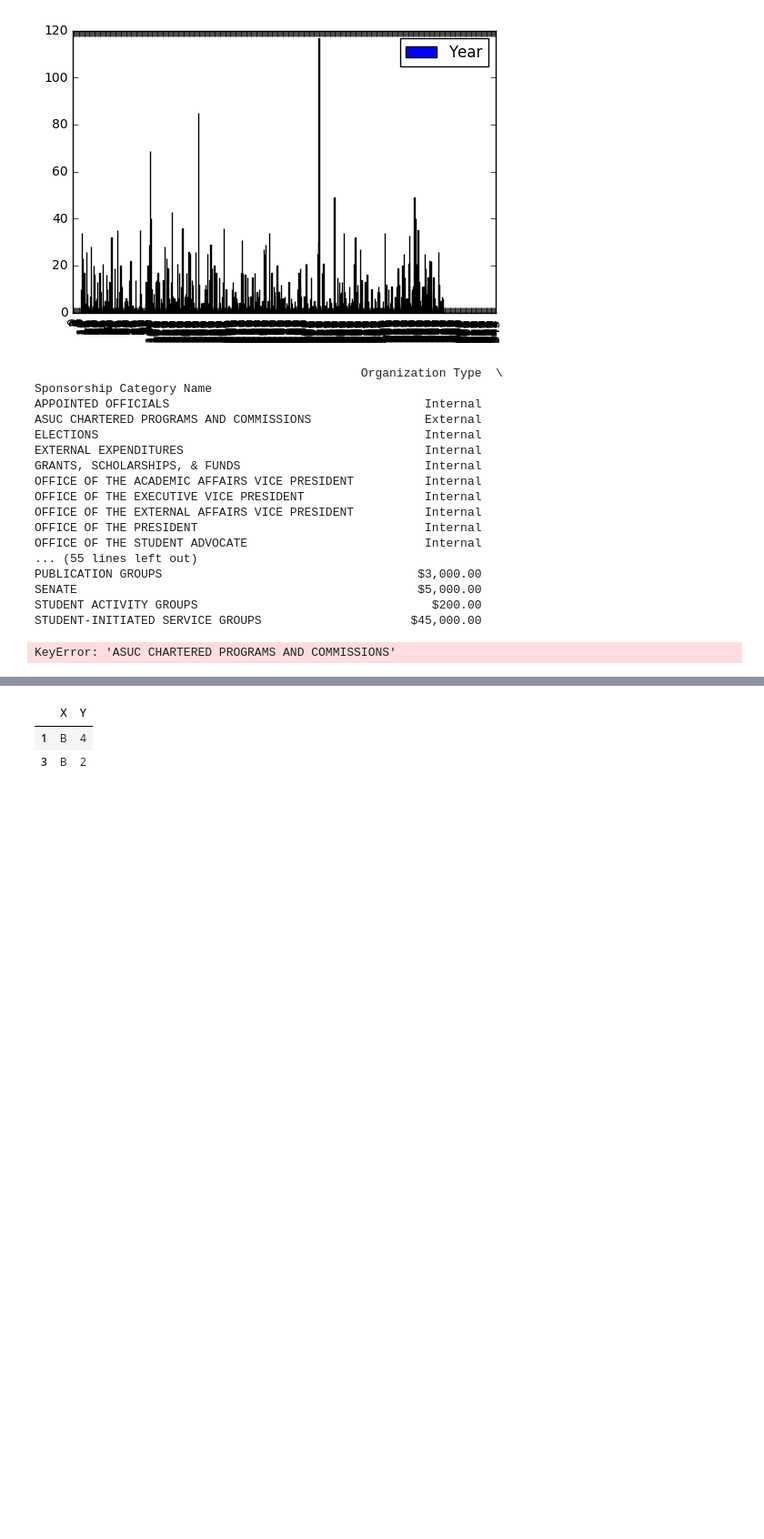
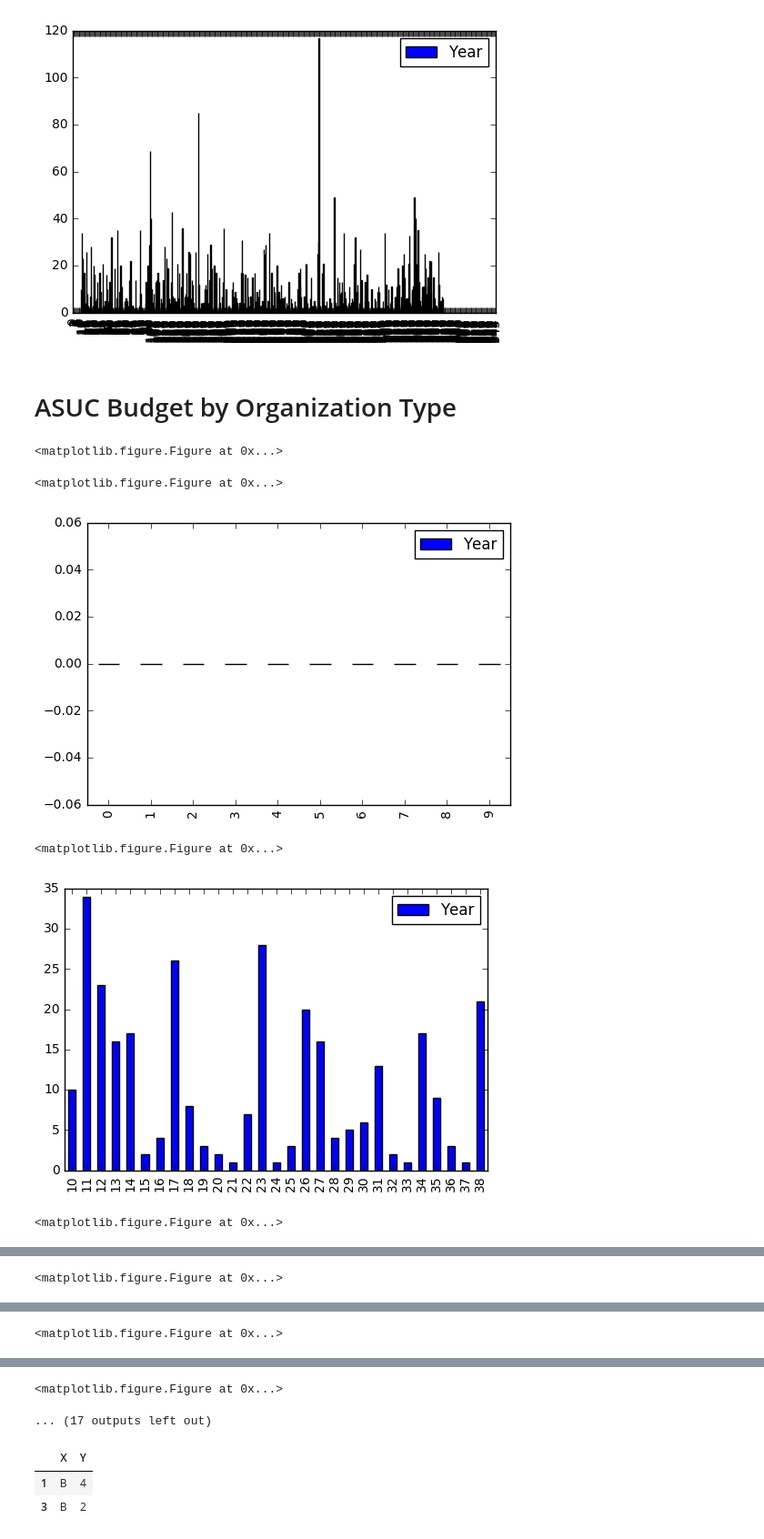
Before and after one commit to dailycal-projects/asuc-budget-club, a Jupyter notebook: asuc.ipynb, the cells around one changed output, grey strips where cells are left out. Shown: that part at 91% size. Saved outputs shown, nothing was run; the diff lists cells and outputs as text; code cells hidden in the pictures; blank space fills up the shorter version.

```diff
--- a/asuc.ipynb
+++ b/asuc.ipynb
@@ -15,53 +15,43 @@ plt.show()
 # %% [output]
 <matplotlib.figure.Figure at 0x...>
 [figure]
+# %% [markdown]
+# ASUC Budget by Organization Type
 # %%
 asuc_groups = [
     'ASUC CHARTERED PROGRAMS AND COMMISSIONS',
     'PUBLICATION GROUPS',
     'STUDENT ACTIVITY GROUPS',
     'STUDENT-INITIATED SERVICE GROUPS',
     'GRANTS, SCHOLARSHIPS, & FUNDS',
     'OFFICE OF THE PRESIDENT',
     'OFFICE OF THE EXECUTIVE VICE PRESIDENT',
     'OFFICE OF THE EXTERNAL AFFAIRS VICE PRESIDENT',
     'OFFICE OF THE STUDENT ADVOCATE',
     'SENATE',
     'APPOINTED OFFICIALS',
     'OPERATIONS',
     'ELECTIONS',
     'EXTERNAL EXPENDITURES'
 ]
 
 # array of DataFrames
 org_type = asuc_budget.groupby(['Sponsorship Category Name'])
-print(org_type.get_group('')
+
 asuc_group_dataframes = []
 for g in asuc_groups:
     #print(g)
     #print([g])
-    asuc_group_dataframes.append(asuc_budget.groupby([g]))
+    asuc_group_dataframes.append(org_type.get_group(g))
 
-for g_frame in asuc_groups:
+for g_frame in asuc_group_dataframes:
     plt.figure()
-    g_frame.plot.bar()
+    g_frame[.plot.bar()
     plt.show()
 # %% [output]
-                                              Organization Type  \
-Sponsorship Category Name
-APPOINTED OFFICIALS                                    Internal
-ASUC CHARTERED PROGRAMS AND COMMISSIONS                External
-ELECTIONS                                              Internal
-EXTERNAL EXPENDITURES                                  Internal
-GRANTS, SCHOLARSHIPS, & FUNDS                          Internal
-OFFICE OF THE ACADEMIC AFFAIRS VICE PRESIDENT          Internal
-OFFICE OF THE EXECUTIVE VICE PRESIDENT                 Internal
-OFFICE OF THE EXTERNAL AFFAIRS VICE PRESIDENT          Internal
-OFFICE OF THE PRESIDENT                                Internal
-OFFICE OF THE STUDENT ADVOCATE                         Internal
-... (55 lines left out)
-PUBLICATION GROUPS                                    $3,000.00
-SENATE                                                $5,000.00
-STUDENT ACTIVITY GROUPS                                 $200.00
-STUDENT-INITIATED SERVICE GROUPS                     $45,000.00
+<matplotlib.figure.Figure at 0x...>
-KeyError: 'ASUC CHARTERED PROGRAMS AND COMMISSIONS'
+<matplotlib.figure.Figure at 0x...>
+[figure, added]
+<matplotlib.figure.Figure at 0x...>
+[figure, added]
+<matplotlib.figure.Figure at 0x...>
@@ -67,0 +59 @@ KeyError: 'ASUC CHARTERED PROGRAMS AND COMMISSIONS'
+<matplotlib.figure.Figure at 0x...>
@@ -67,0 +61 @@ KeyError: 'ASUC CHARTERED PROGRAMS AND COMMISSIONS'
+<matplotlib.figure.Figure at 0x...>
@@ -68,3 +63,5 @@ KeyError: 'ASUC CHARTERED PROGRAMS AND COMMISSIONS'
+<matplotlib.figure.Figure at 0x...>
+... (17 outputs left out)
 # %%
 df3 = pd.DataFrame({'X' : ['A', 'B', 'A', 'B'], 'Y' : [1, 4, 3, 2]})
 
```
Also changed, not shown: parts of 1 cell of this notebook, 1 other file.
